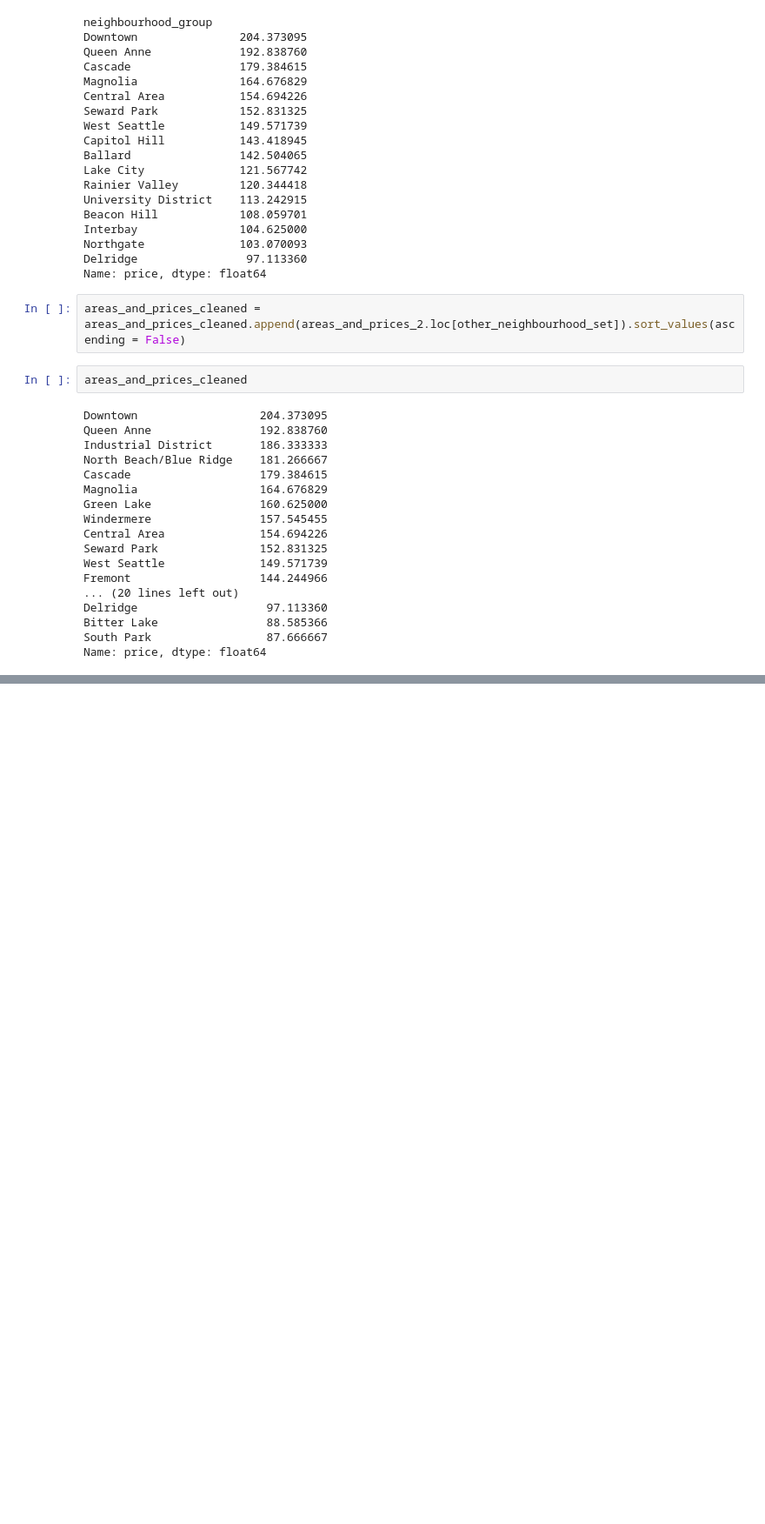
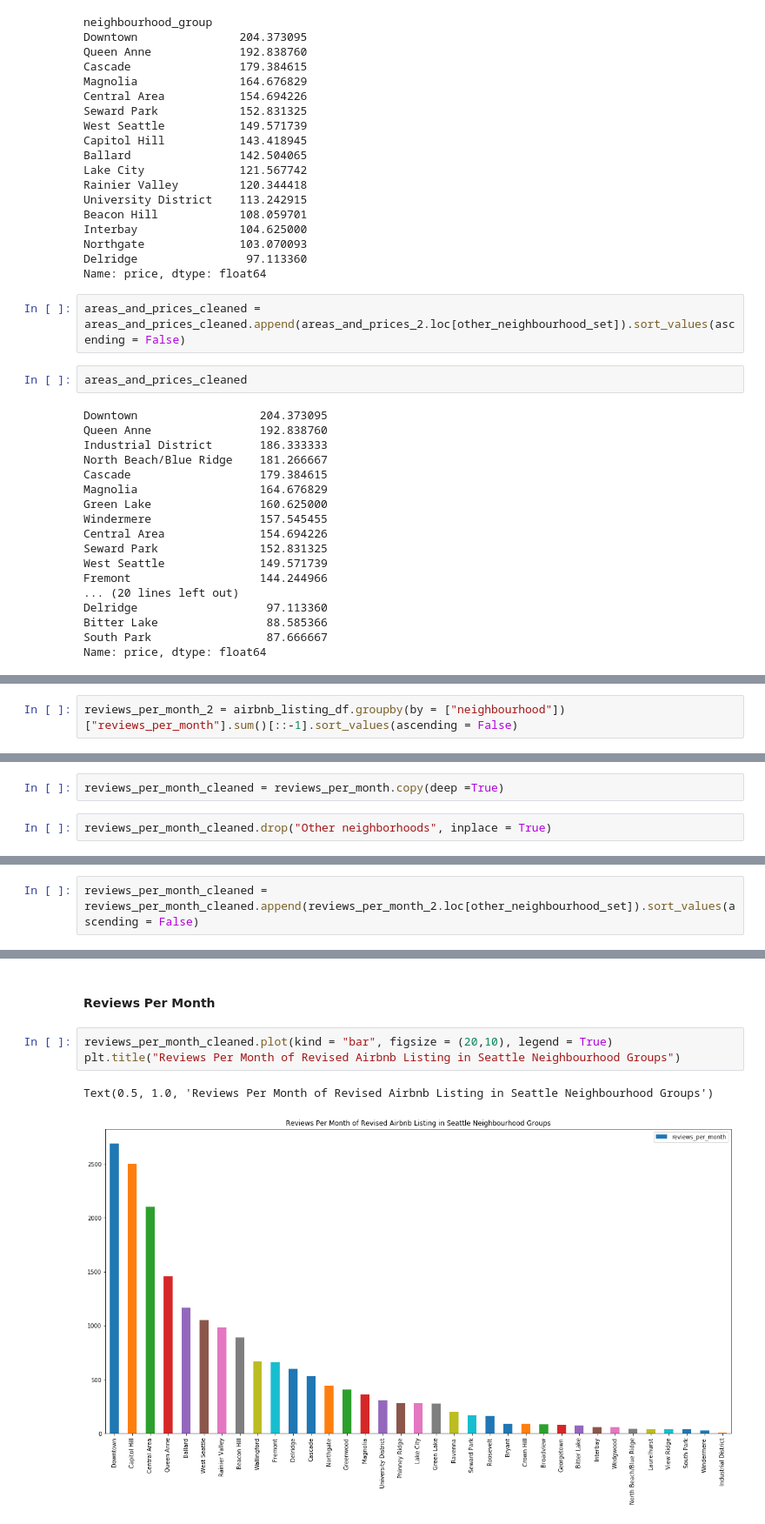
Before and after one commit to SimplifyData/Predict-Airbnb-Prices-in-Seattle, a Jupyter notebook: seattle_airbnb.ipynb, the cells around one changed output, grey strips where cells are left out. Shown at 87% size. Drawn from its saved outputs; the diff is of its cells as text; blank space fills up the shorter version.

```diff
--- a/seattle_airbnb.ipynb
+++ b/seattle_airbnb.ipynb
@@ -577,0 +582,2 @@ Name: price, dtype: float64
+# %%
+reviews_per_month_2 = airbnb_listing_df.groupby(by = ["neighbourhood"])["reviews_per_month"].sum()[::-1].sort_values(ascending = False)
@@ -577,0 +628,4 @@ Name: price, dtype: float64
+# %%
+reviews_per_month_cleaned = reviews_per_month.copy(deep =True)
+# %%
+reviews_per_month_cleaned.drop("Other neighborhoods", inplace = True)
@@ -577,0 +653,2 @@ Name: price, dtype: float64
+# %%
+reviews_per_month_cleaned = reviews_per_month_cleaned.append(reviews_per_month_2.loc[other_neighbourhood_set]).sort_values(ascending = False)
@@ -586,0 +686,8 @@ Text(0.5, 1.0, '# of Airbnb Reviews in Revised Seattle Neighbourhood Groups')
+# %% [markdown]
+#### Reviews Per Month
+# %%
+reviews_per_month_cleaned.plot(kind = "bar", figsize = (20,10), legend = True)
+plt.title("Reviews Per Month of Revised Airbnb Listing in Seattle Neighbourhood Groups")
+# %% [output]
+Text(0.5, 1.0, 'Reviews Per Month of Revised Airbnb Listing in Seattle Neighbourhood Groups')
+[figure, added]
```
Also changed, not shown: parts of 17 cells of this notebook.
